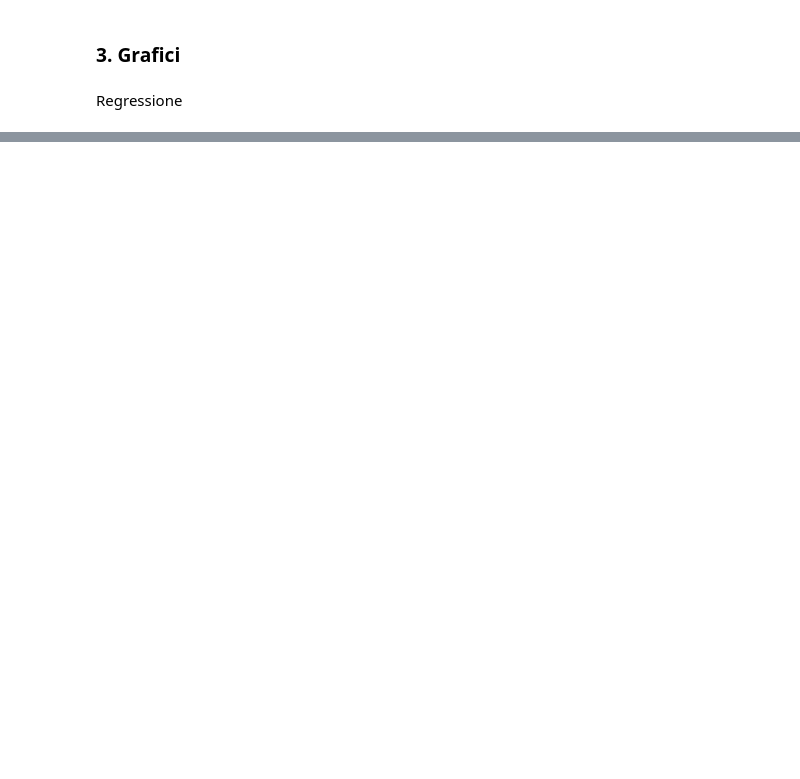
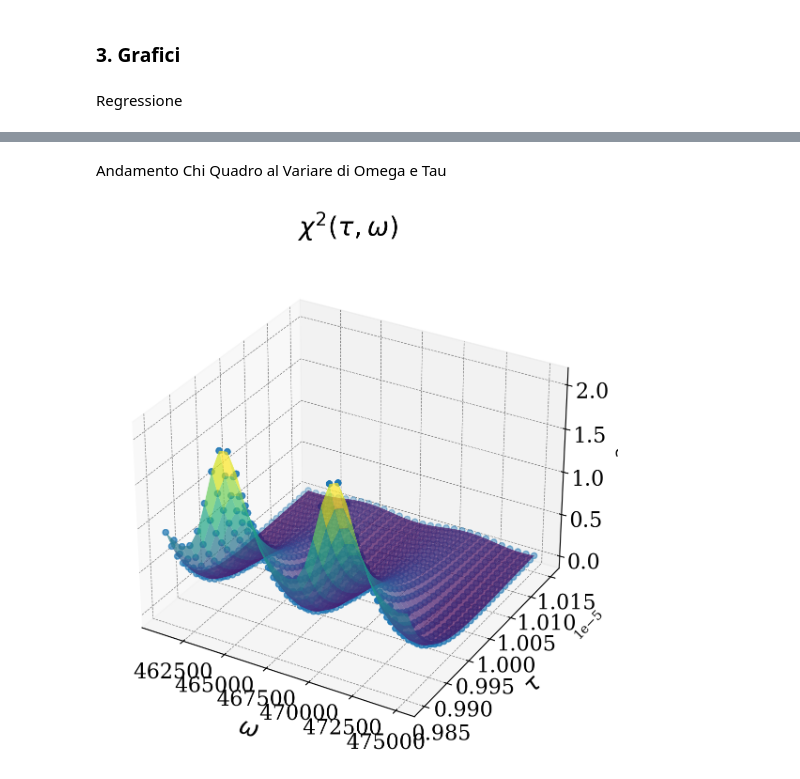
Before and after one commit to nichettg/Codici, a Jupyter notebook: 5. RLC Dominio Tempo/modello.ipynb, the cells around one changed output, grey strips where cells are left out. Cells and saved outputs as stored; diff of their text form; code cells hidden in the pictures; blank space fills up the shorter version.

```diff
--- a/5. RLC Dominio Tempo/modello.ipynb
+++ b/5. RLC Dominio Tempo/modello.ipynb
@@ -116,0 +135,13 @@ gf.salva_grafico(fig,grafico_output3)
+# %% [markdown]
+Andamento Chi Quadro al Variare di Omega e Tau
+# %%
+fig = plt.figure()
+ax = fig.add_subplot(projection='3d')
+gf.parametri_grafico(ax,r"$\chi^2 ( \tau,\omega )$",xlabel=r"$\omega$",ylabel=r"$\tau$",zlabel=r"$\chi^2$",tridimensionale=True)
+
+ax.scatter(O, T, chi_quadri)
+ax.plot_surface(O, T, chi_quadri, cmap='viridis', alpha=0.7)
+
+gf.salva_grafico(fig,"chi_3d.pdf")
+# %% [output]
+[figure, added]
```
Also changed, not shown: parts of 15 cells of this notebook, 16 other files.
